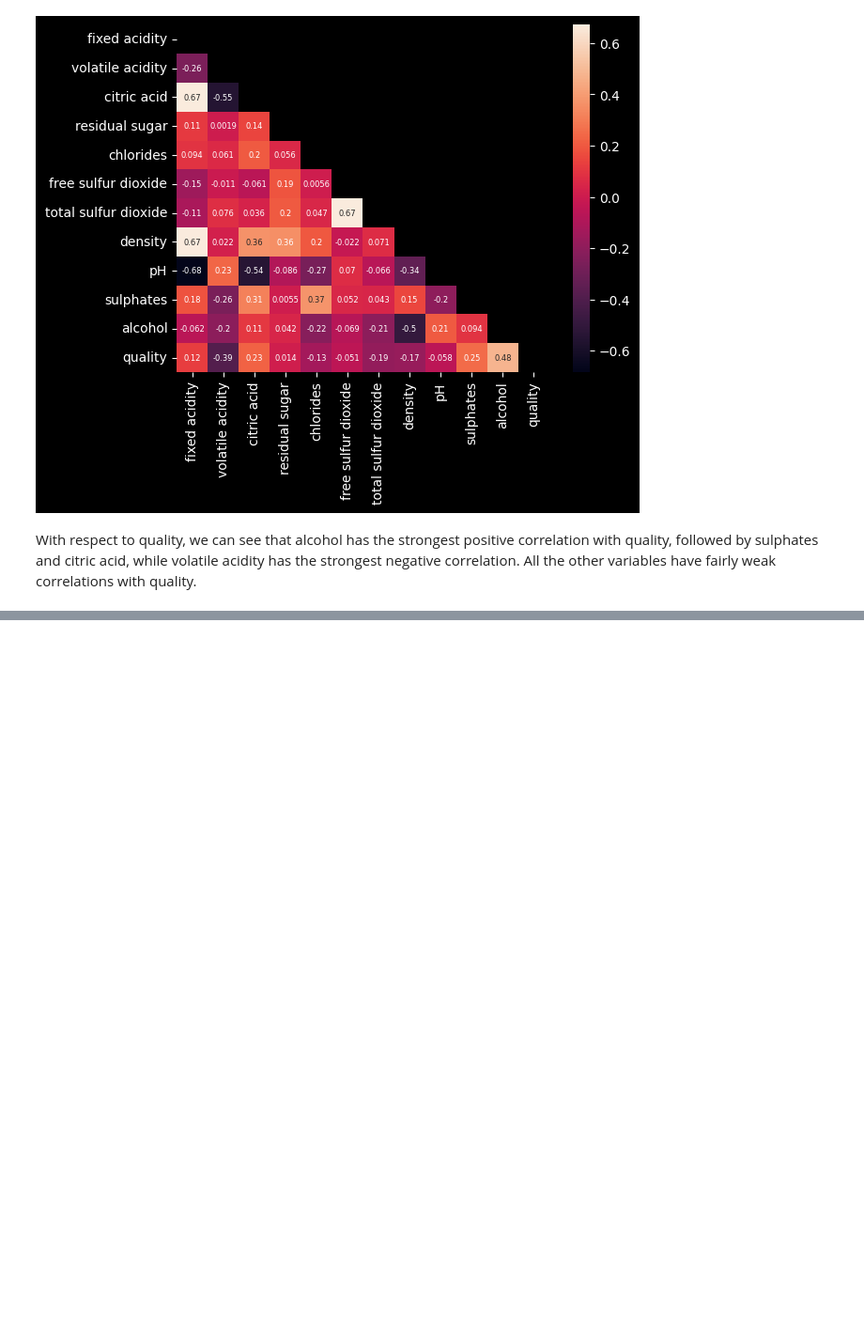
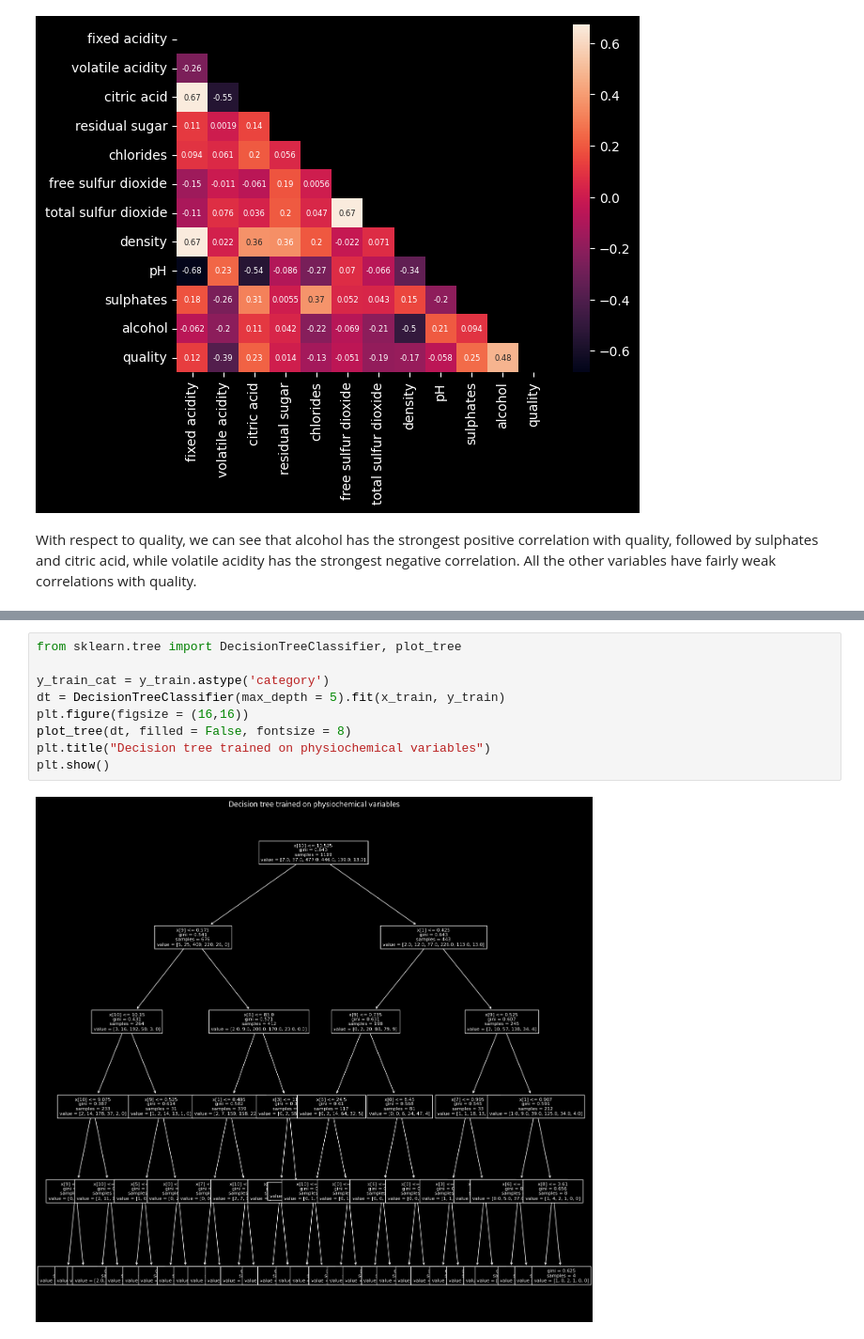
Before and after one commit to nicholasaxl/datathon-jan-2024, a Jupyter notebook: wine.ipynb, the cells around one changed output, grey strips where cells are left out. Shown: that part at 94% size. Saved outputs shown, nothing was run; the diff lists cells and outputs as text; blank space fills up the shorter version.

```diff
--- a/wine.ipynb
+++ b/wine.ipynb
@@ -196,0 +250,11 @@ With respect to quality, we can see that alcohol has the strongest positive corr
+# %%
+from sklearn.tree import DecisionTreeClassifier, plot_tree
+
+y_train_cat = y_train.astype('category')
+dt = DecisionTreeClassifier(max_depth = 5).fit(x_train, y_train)
+plt.figure(figsize = (16,16))
+plot_tree(dt, filled = False, fontsize = 8)
+plt.title("Decision tree trained on physiochemical variables")
+plt.show()
+# %% [output]
+[figure, added]
```
Also changed, not shown: parts of 8 cells of this notebook.
